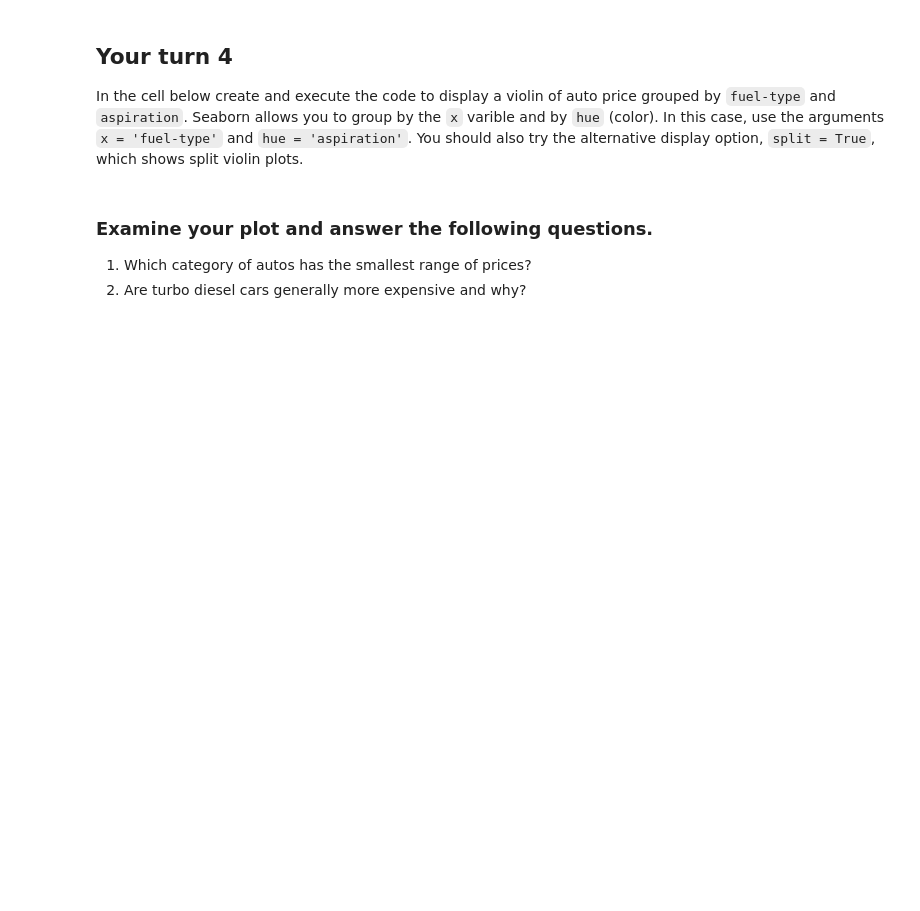
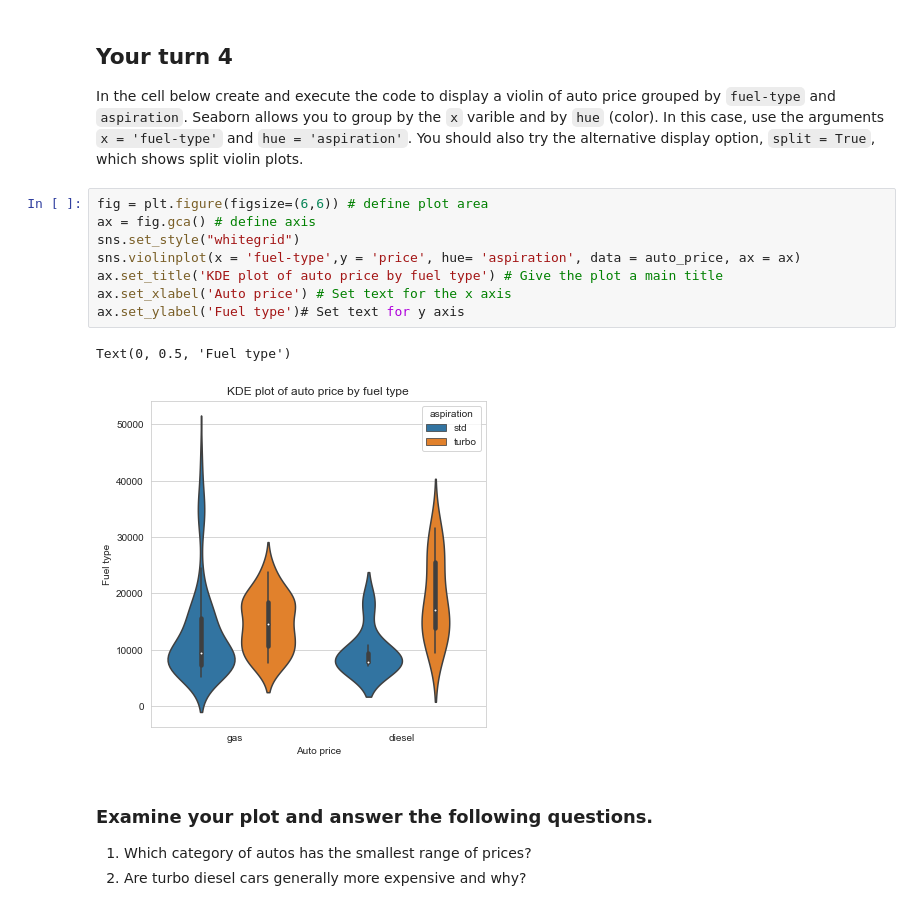
Before and after one commit to mutecypher/Datasci410, a Jupyter notebook: L01-DataExploration-Part1.ipynb, the cells around one changed output. Drawn from its saved outputs; the diff is of its cells as text; blank space fills up the shorter version.

```diff
--- a/L01-DataExploration-Part1.ipynb
+++ b/L01-DataExploration-Part1.ipynb
@@ -555,6 +558,17 @@ Examine this plot and  notice the following:
 # %% [markdown]
 ## Your turn 4
 In the cell below create and execute the code to display a violin of auto price grouped by `fuel-type` and `aspiration`. Seaborn allows you to group by the `x` varible and by `hue` (color). In this case, use the arguments `x = 'fuel-type'` and `hue = 'aspiration'`. You should also try the alternative display option, `split = True`, which shows split violin plots.
+# %%
+fig = plt.figure(figsize=(6,6)) # define plot area
+ax = fig.gca() # define axis
+sns.set_style("whitegrid")
+sns.violinplot(x = 'fuel-type',y = 'price', hue= 'aspiration', data = auto_price, ax = ax)
+ax.set_title('KDE plot of auto price by fuel type') # Give the plot a main title
+ax.set_xlabel('Auto price') # Set text for the x axis
+ax.set_ylabel('Fuel type')# Set text for y axis
+# %% [output]
+Text(0, 0.5, 'Fuel type')
+[figure, added]
 # %% [markdown]
 ### Examine your plot and answer the following questions.
 1. Which category of autos has the smallest range of prices?
```
Also changed, not shown: parts of 2 cells of this notebook, 1 other file.
